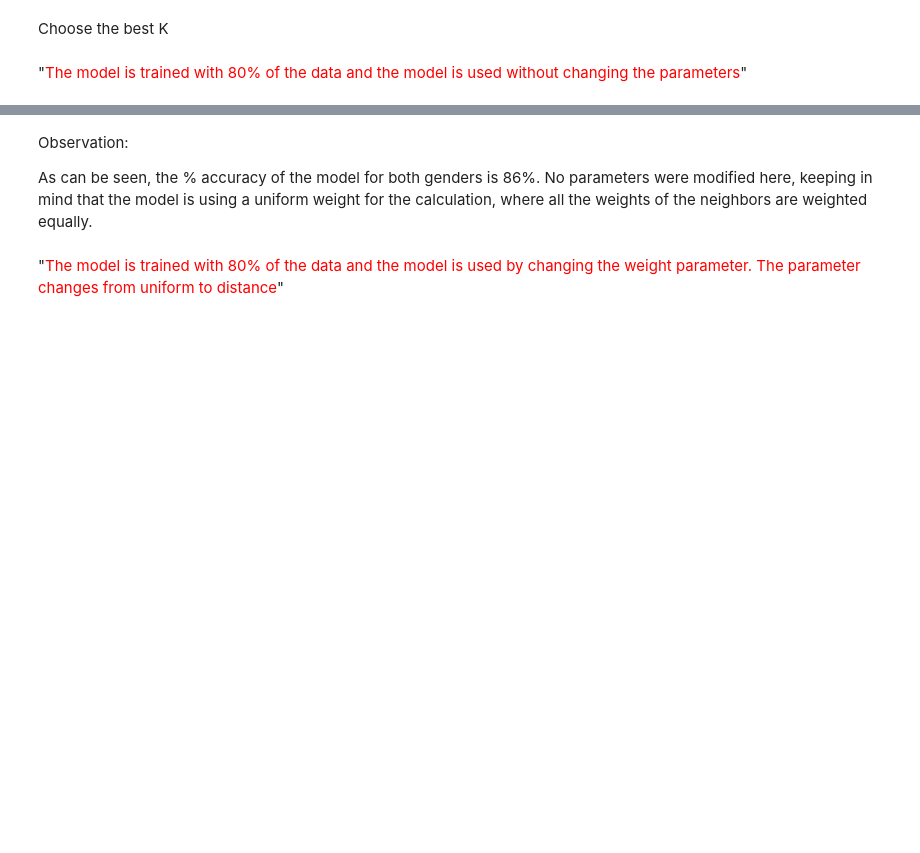
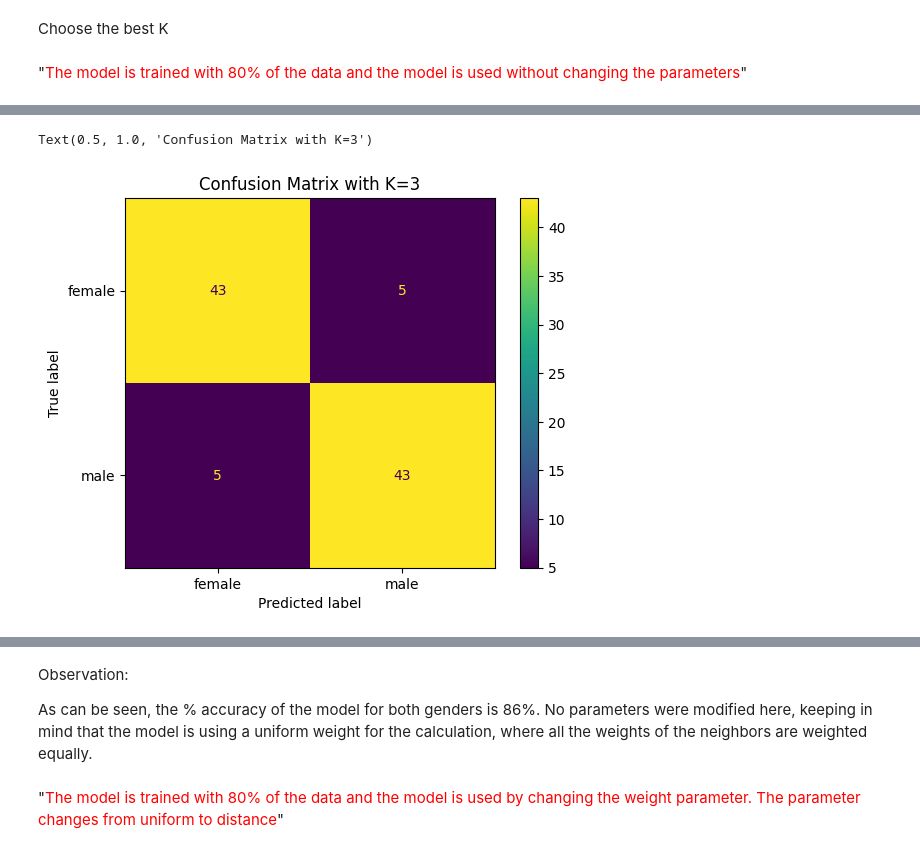
Before and after one commit to maestria-ds-eafit/Algebra_Taller1_Sebastian_David, a Jupyter notebook: Taller1_genderClasification2.ipynb, the cells around one changed output, grey strips where cells are left out. Drawn from its saved outputs; the diff is of its cells as text; code cells hidden in the pictures; blank space fills up the shorter version.

```diff
--- a/Taller1_genderClasification2.ipynb
+++ b/Taller1_genderClasification2.ipynb
@@ -77,0 +132,11 @@ weighted avg       0.86      0.86      0.86        95
+# %%
+knn_model=KNeighborsClassifier(n_neighbors=3)
+knn_model.fit(X_train,y_train)
+predicted_value=knn_model.predict(X_test)
+con_mat=confusion_matrix(y_test,predicted_value)
+cmd_3 = ConfusionMatrixDisplay(con_mat, display_labels=['female','male'])
+cmd_3.plot()
+plt.title("Confusion Matrix with K=3")
+# %% [output]
+Text(0.5, 1.0, 'Confusion Matrix with K=3')
+[figure, added]
```
Also changed, not shown: parts of 27 cells of this notebook, 2 other files.
